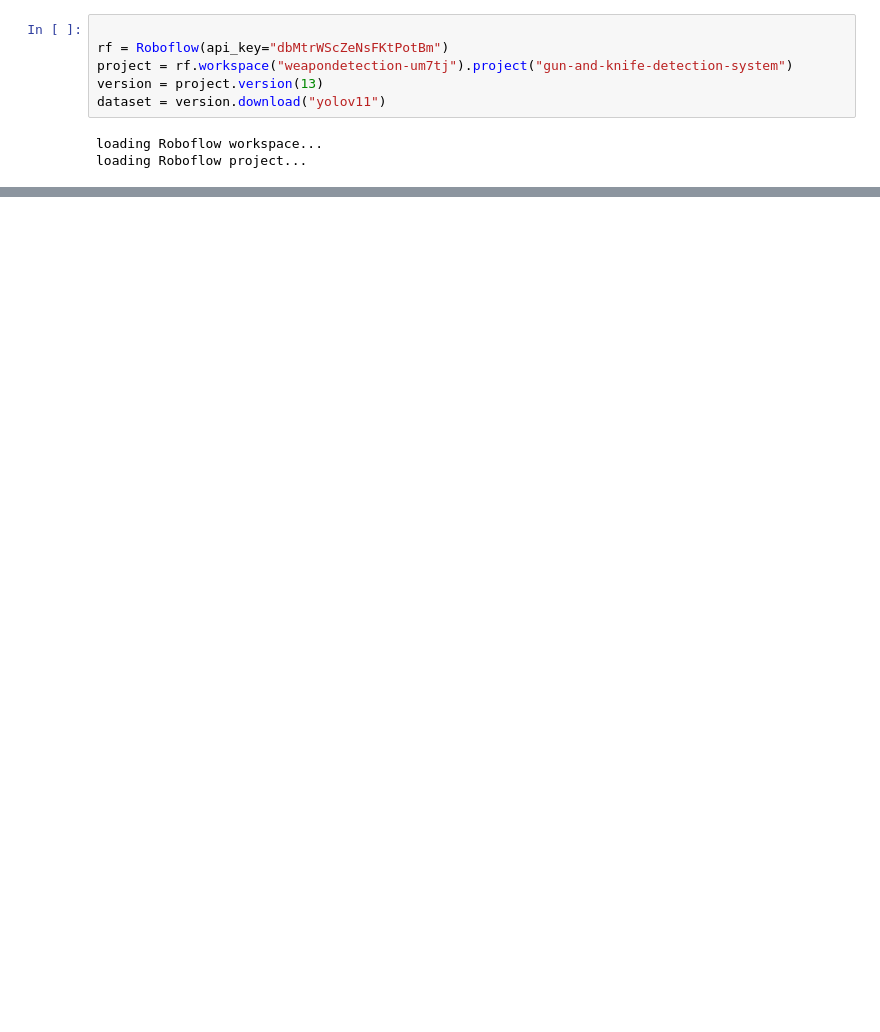
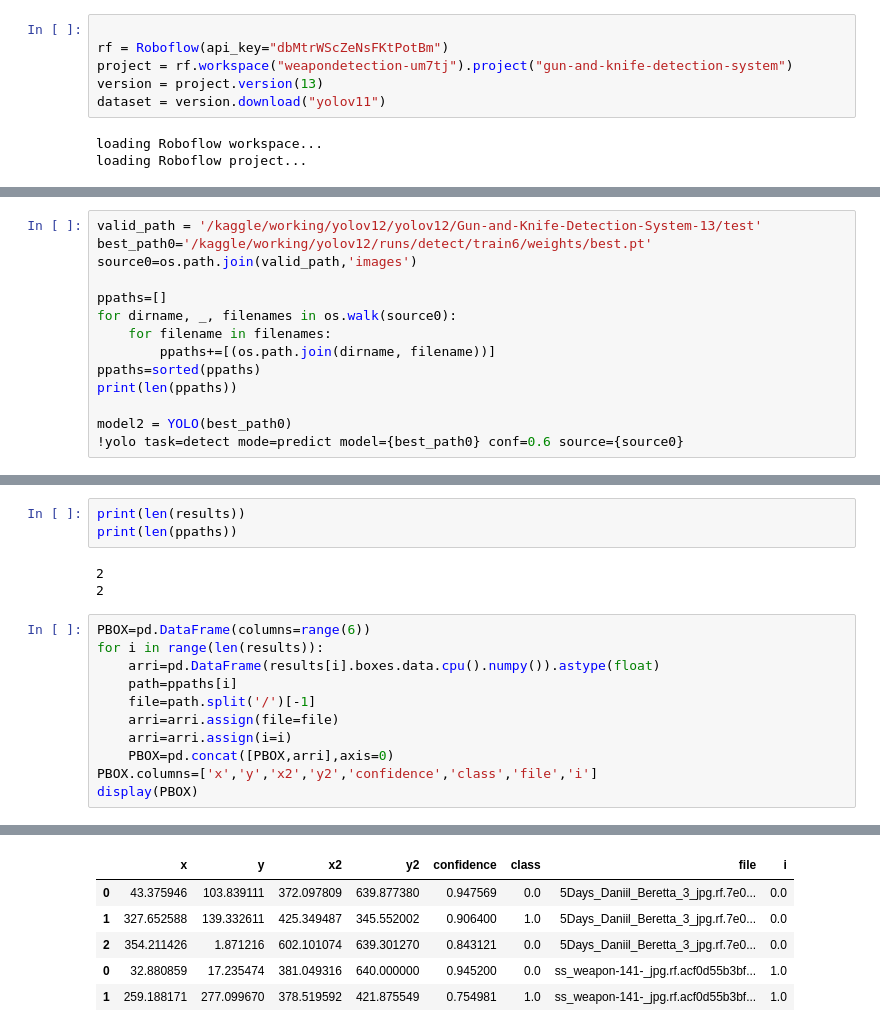
Before and after one commit to Yaman-dot/GCNNObjectDetection, a Jupyter notebook: weapon-object-detection-notebook.ipynb, the cells around one changed output, grey strips where cells are left out. Drawn from its saved outputs; the diff is of its cells as text; blank space fills up the shorter version.

```diff
--- a/weapon-object-detection-notebook.ipynb
+++ b/weapon-object-detection-notebook.ipynb
@@ -111,0 +150,14 @@ Overriding model.yaml nc=80 with nc=2
+# %%
+valid_path = '/kaggle/working/yolov12/yolov12/Gun-and-Knife-Detection-System-13/test'
+best_path0='/kaggle/working/yolov12/runs/detect/train6/weights/best.pt'
+source0=os.path.join(valid_path,'images')
+
+ppaths=[]
+for dirname, _, filenames in os.walk(source0):
+    for filename in filenames:
+        ppaths+=[(os.path.join(dirname, filename))]
+ppaths=sorted(ppaths)
+print(len(ppaths))
+
+model2 = YOLO(best_path0)
+!yolo task=detect mode=predict model={best_path0} conf=0.6 source={source0}
@@ -111,0 +181,18 @@ Overriding model.yaml nc=80 with nc=2
+# %%
+print(len(results))
+print(len(ppaths))
+# %% [output]
+2
+2
+# %%
+PBOX=pd.DataFrame(columns=range(6))
+for i in range(len(results)):
+    arri=pd.DataFrame(results[i].boxes.data.cpu().numpy()).astype(float)
+    path=ppaths[i]
+    file=path.split('/')[-1]
+    arri=arri.assign(file=file)
+    arri=arri.assign(i=i)
+    PBOX=pd.concat([PBOX,arri],axis=0)
+PBOX.columns=['x','y','x2','y2','confidence','class','file','i']
+display(PBOX)
+# %% [output]
@@ -111,0 +200,6 @@ Overriding model.yaml nc=80 with nc=2
+|  | x | y | x2 | y2 | confidence | class | file | i |
+| 0 | 43.375946 | 103.839111 | 372.097809 | 639.877380 | 0.947569 | 0.0 | 5Days_Daniil_Beretta_3_jpg.rf.7e0... | 0.0 |
+| 1 | 327.652588 | 139.332611 | 425.349487 | 345.552002 | 0.906400 | 1.0 | 5Days_Daniil_Beretta_3_jpg.rf.7e0... | 0.0 |
+| 2 | 354.211426 | 1.871216 | 602.101074 | 639.301270 | 0.843121 | 0.0 | 5Days_Daniil_Beretta_3_jpg.rf.7e0... | 0.0 |
+| 0 | 32.880859 | 17.235474 | 381.049316 | 640.000000 | 0.945200 | 0.0 | ss_weapon-141-_jpg.rf.acf0d55b3bf... | 1.0 |
+| 1 | 259.188171 | 277.099670 | 378.519592 | 421.875549 | 0.754981 | 1.0 | ss_weapon-141-_jpg.rf.acf0d55b3bf... | 1.0 |
```
Also changed, not shown: parts of 12 cells of this notebook.
